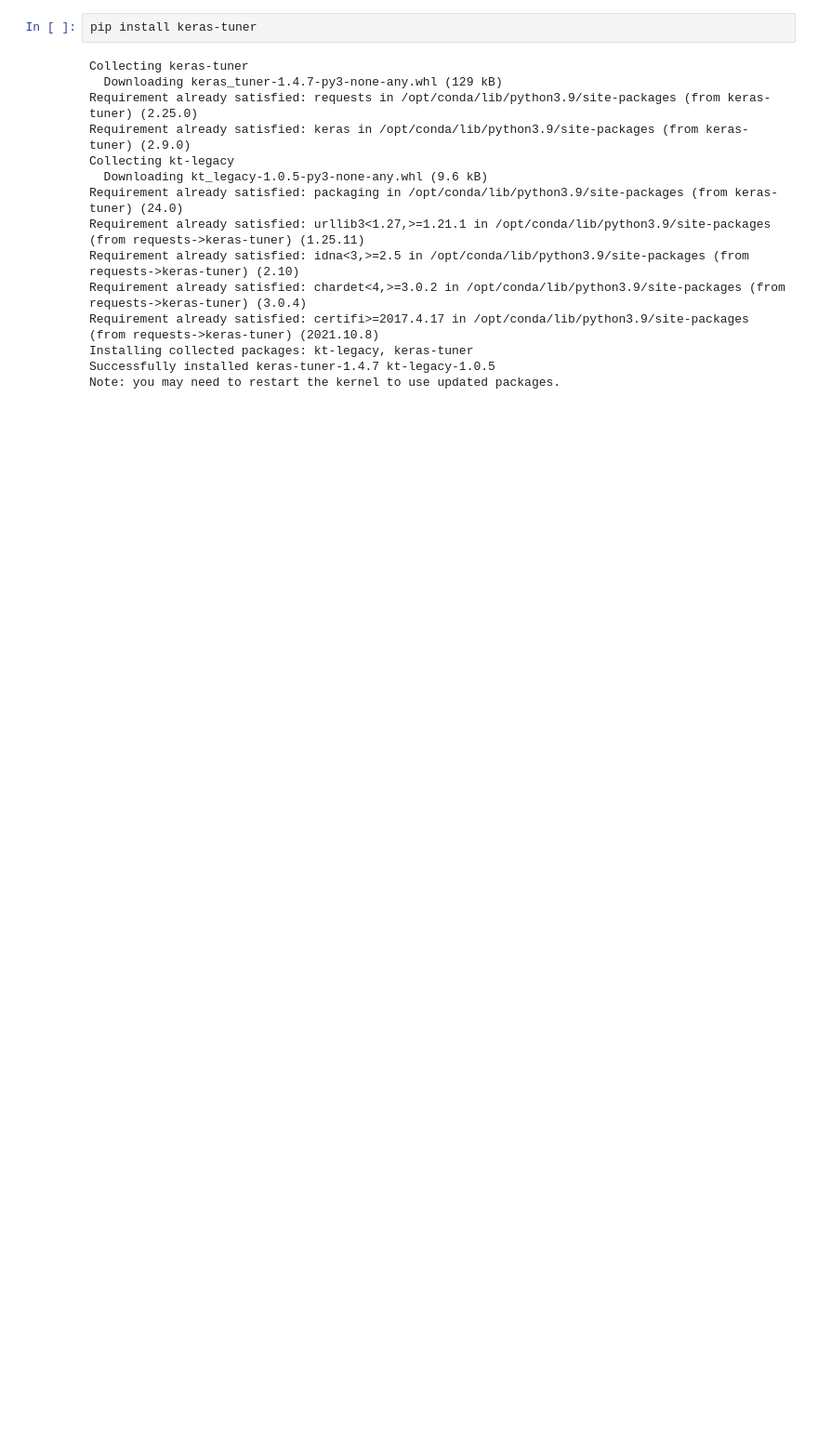
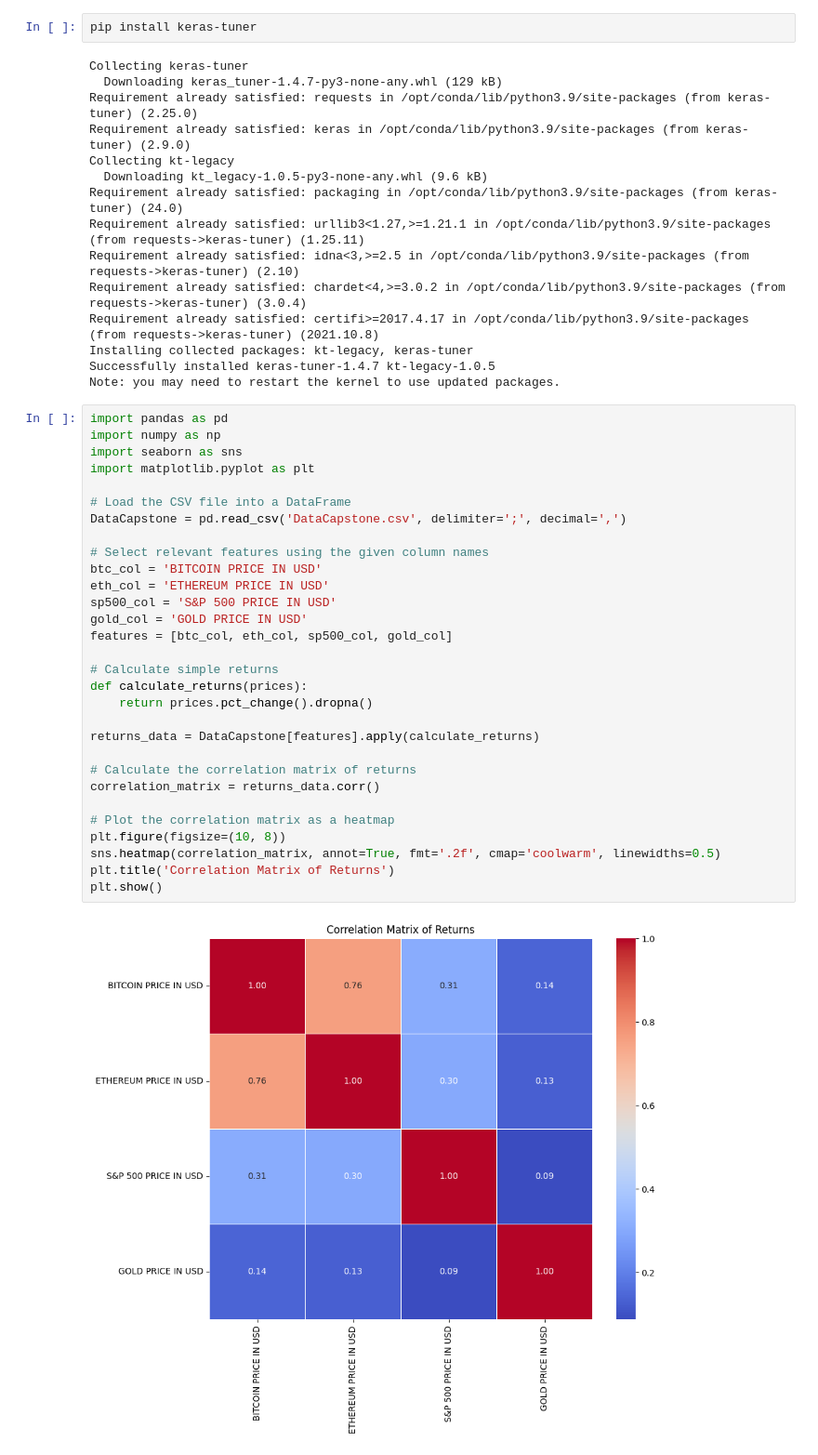
Before and after one commit to Pouss74/AD_Project, a Jupyter notebook: LSTM Returns.ipynb, the cells around one changed output. Shown: that part at 93% size. Saved outputs shown, nothing was run; the diff lists cells and outputs as text; blank space fills up the shorter version.

```diff
--- a/LSTM Returns.ipynb
+++ b/LSTM Returns.ipynb
@@ -15,6 +15,38 @@ Requirement already satisfied: certifi>=2017.4.17 in /opt/conda/lib/python3.9/si
 Installing collected packages: kt-legacy, keras-tuner
 Successfully installed keras-tuner-1.4.7 kt-legacy-1.0.5
 Note: you may need to restart the kernel to use updated packages.
+# %%
+import pandas as pd
+import numpy as np
+import seaborn as sns
+import matplotlib.pyplot as plt
+
+# Load the CSV file into a DataFrame
+DataCapstone = pd.read_csv('DataCapstone.csv', delimiter=';', decimal=',')
+
+# Select relevant features using the given column names
+btc_col = 'BITCOIN PRICE IN USD'
+eth_col = 'ETHEREUM PRICE IN USD'
+sp500_col = 'S&P 500 PRICE IN USD'
+gold_col = 'GOLD PRICE IN USD'
+features = [btc_col, eth_col, sp500_col, gold_col]
+
+# Calculate simple returns
+def calculate_returns(prices):
+    return prices.pct_change().dropna()
+
+returns_data = DataCapstone[features].apply(calculate_returns)
+
+# Calculate the correlation matrix of returns
+correlation_matrix = returns_data.corr()
+
+# Plot the correlation matrix as a heatmap
+plt.figure(figsize=(10, 8))
+sns.heatmap(correlation_matrix, annot=True, fmt='.2f', cmap='coolwarm', linewidths=0.5)
+plt.title('Correlation Matrix of Returns')
+plt.show()
+# %% [output]
+[figure, added]
 # %%
 import pandas as pd
 import numpy as np
```
Also changed, not shown: parts of 2 cells of this notebook, 20 other files.
